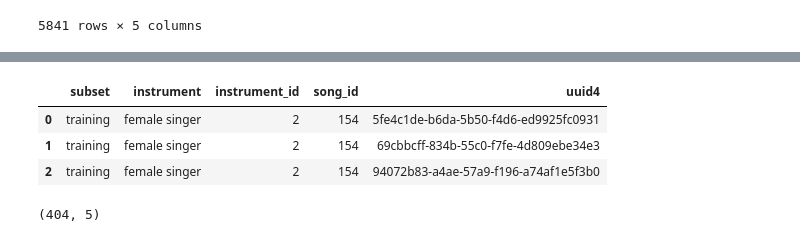
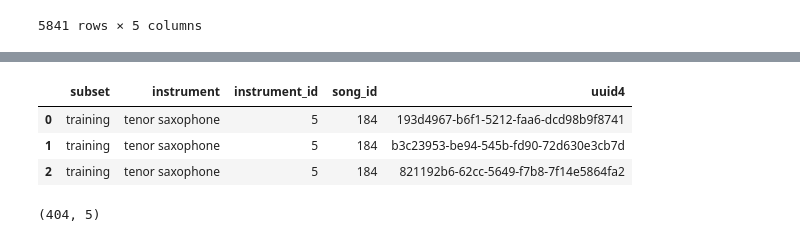
Before and after one commit to imferrer/music_box, a Jupyter notebook: Code/instrument_processing.ipynb, the cells around one changed output, grey strips where cells are left out. Drawn from its saved outputs; the diff is of its cells as text; code cells hidden in the pictures.

```diff
--- a/Code/instrument_processing.ipynb
+++ b/Code/instrument_processing.ipynb
@@ -190,10 +208,12 @@ df_train_singer = df_train_singer.set_index('subset').reset_index()
+# %%
+df_train_saxo = df_train.loc[df_train['instrument_id']==5].set_index('subset').reset_index()
 # %%
-df_train_singer.head(3)
+df_train_saxo.head(3)
 # %% [output]
 |  | subset | instrument | instrument_id | song_id | uuid4 |
-| 0 | training | female singer | 2 | 154 | 5fe4c1de-b6da-5b50-f4d6-ed9925fc0931 |
-| 1 | training | female singer | 2 | 154 | 69cbbcff-834b-55c0-f7fe-4d809ebe34e3 |
-| 2 | training | female singer | 2 | 154 | 94072b83-a4ae-57a9-f196-a74af1e5f3b0 |
+| 0 | training | tenor saxophone | 5 | 184 | 193d4967-b6f1-5212-faa6-dcd98b9f8741 |
+| 1 | training | tenor saxophone | 5 | 184 | b3c23953-be94-545b-fd90-72d630e3cb7d |
+| 2 | training | tenor saxophone | 5 | 184 | 821192b6-62cc-5649-f7b8-7f14e5864fa2 |
 # %%
 df_train_guitar.shape
 # %% [output]
```
Also changed, not shown: parts of 59 cells of this notebook, 2 other files.
